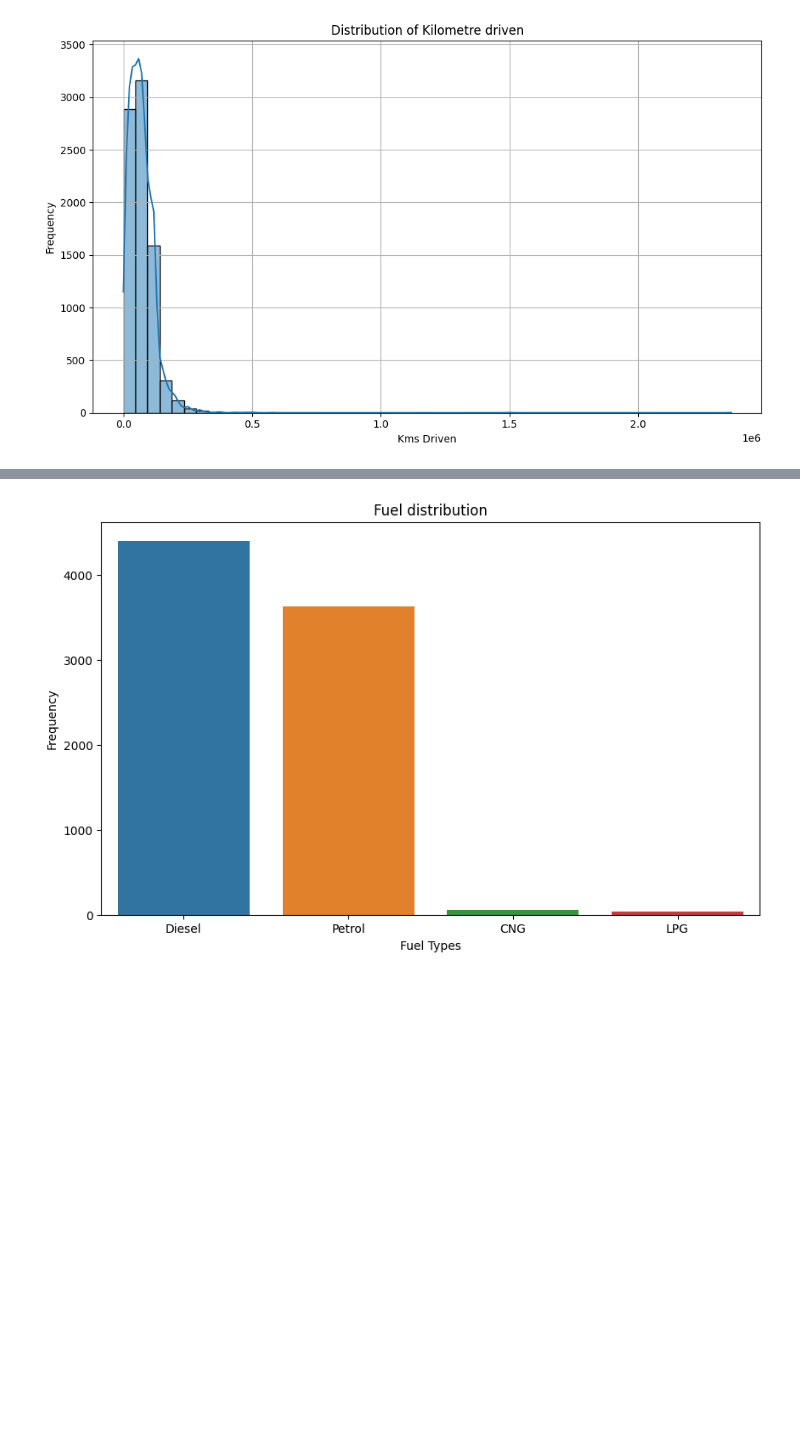
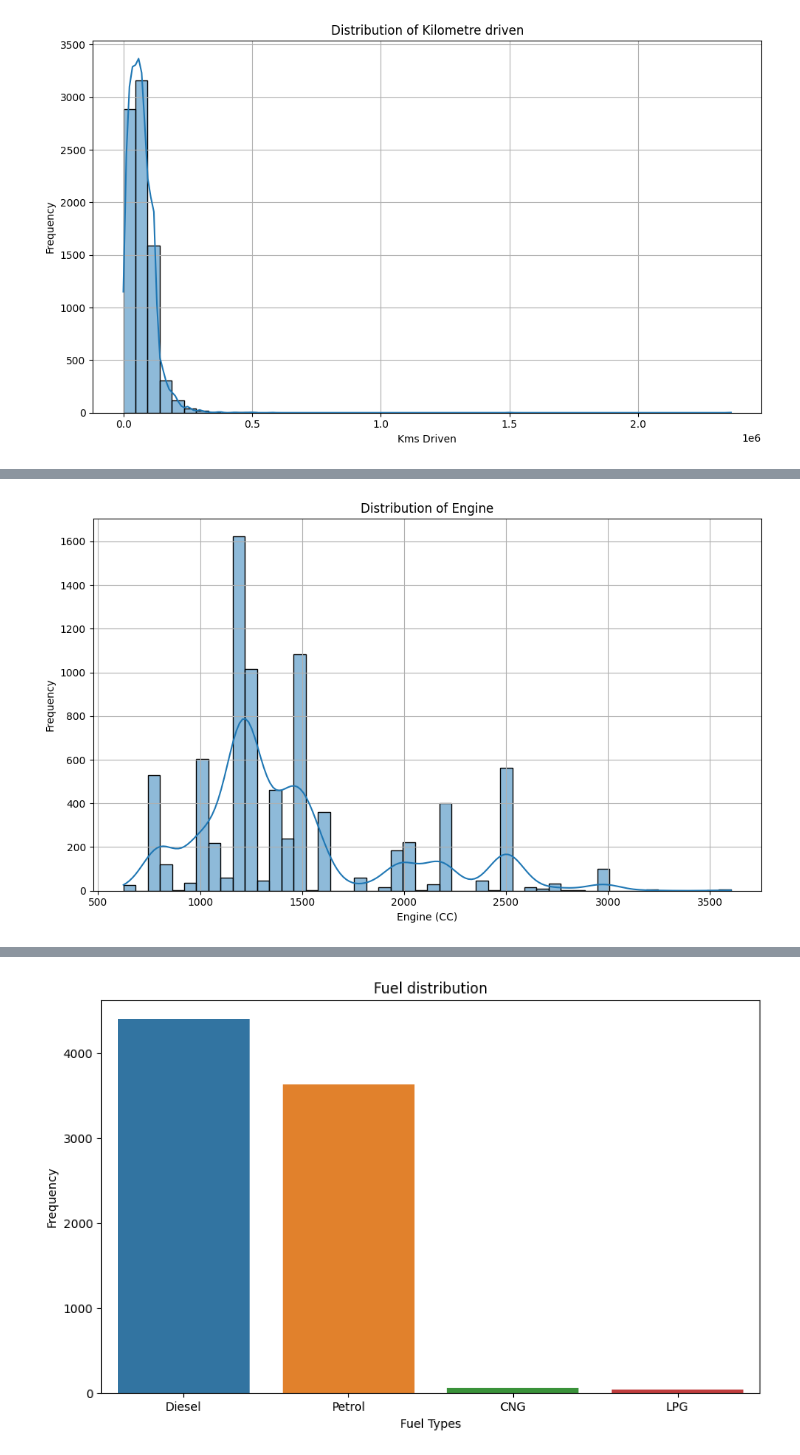
Before and after one commit to sameershrestha00/Car_Price_Prediction, a Jupyter notebook: car_selling_prediction.ipynb, the cells around one changed output, grey strips where cells are left out. Saved outputs shown, nothing was run; the diff lists cells and outputs as text; code cells hidden in the pictures; blank space fills up the shorter version.

```diff
--- a/car_selling_prediction.ipynb
+++ b/car_selling_prediction.ipynb
@@ -171,0 +184,12 @@ plt.show()
+# %%
+# Engine Distribution (Histogram)
+plt.figure(figsize=(10, 6))
+sns.histplot(df['engine'], kde=True, bins=50)
+plt.title('Distribution of Engine')
+plt.xlabel('Engine (CC)')
+plt.ylabel('Frequency')
+plt.grid(True)
+plt.tight_layout()
+plt.show()
+# %% [output]
+[figure, added]
```
Also changed, not shown: parts of 12 cells of this notebook.
